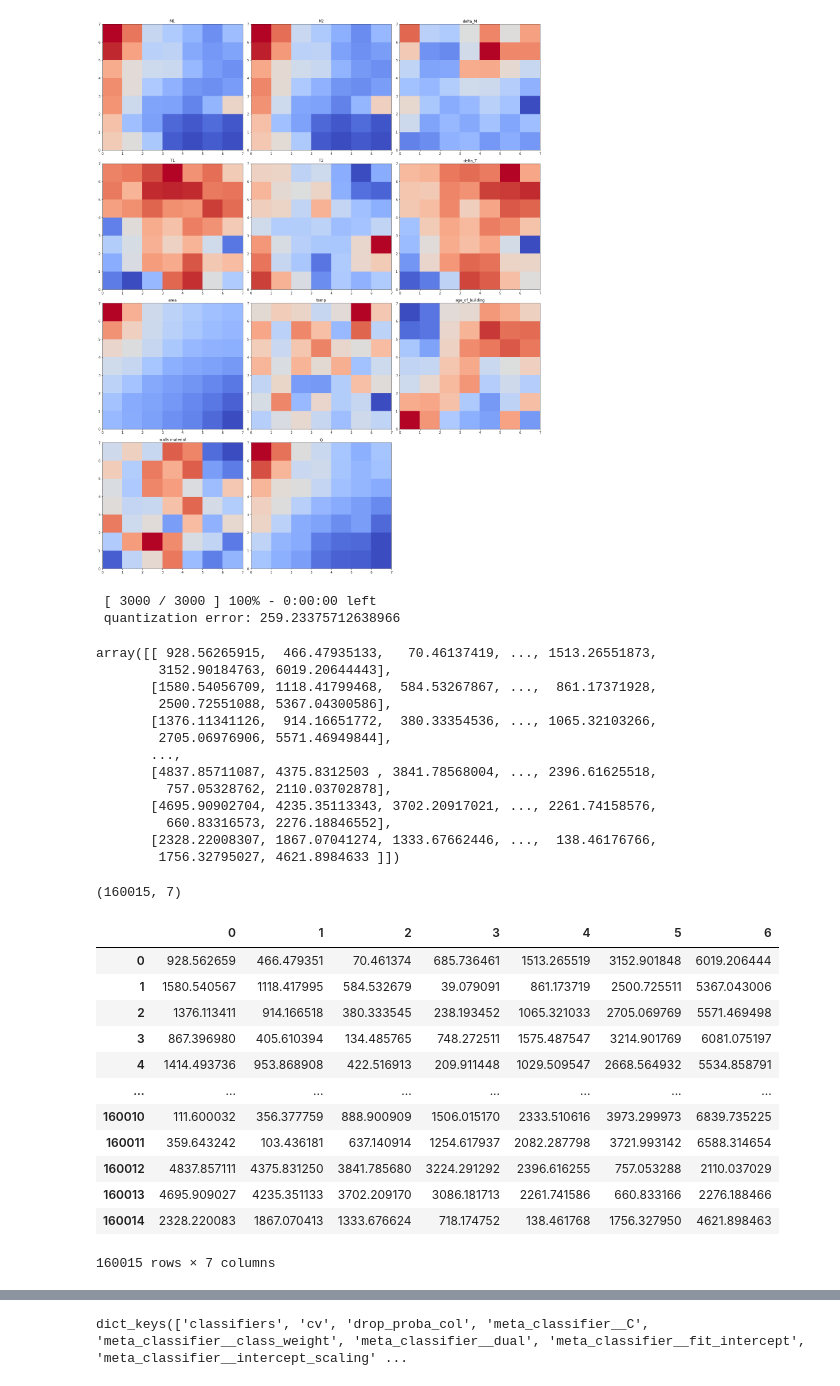
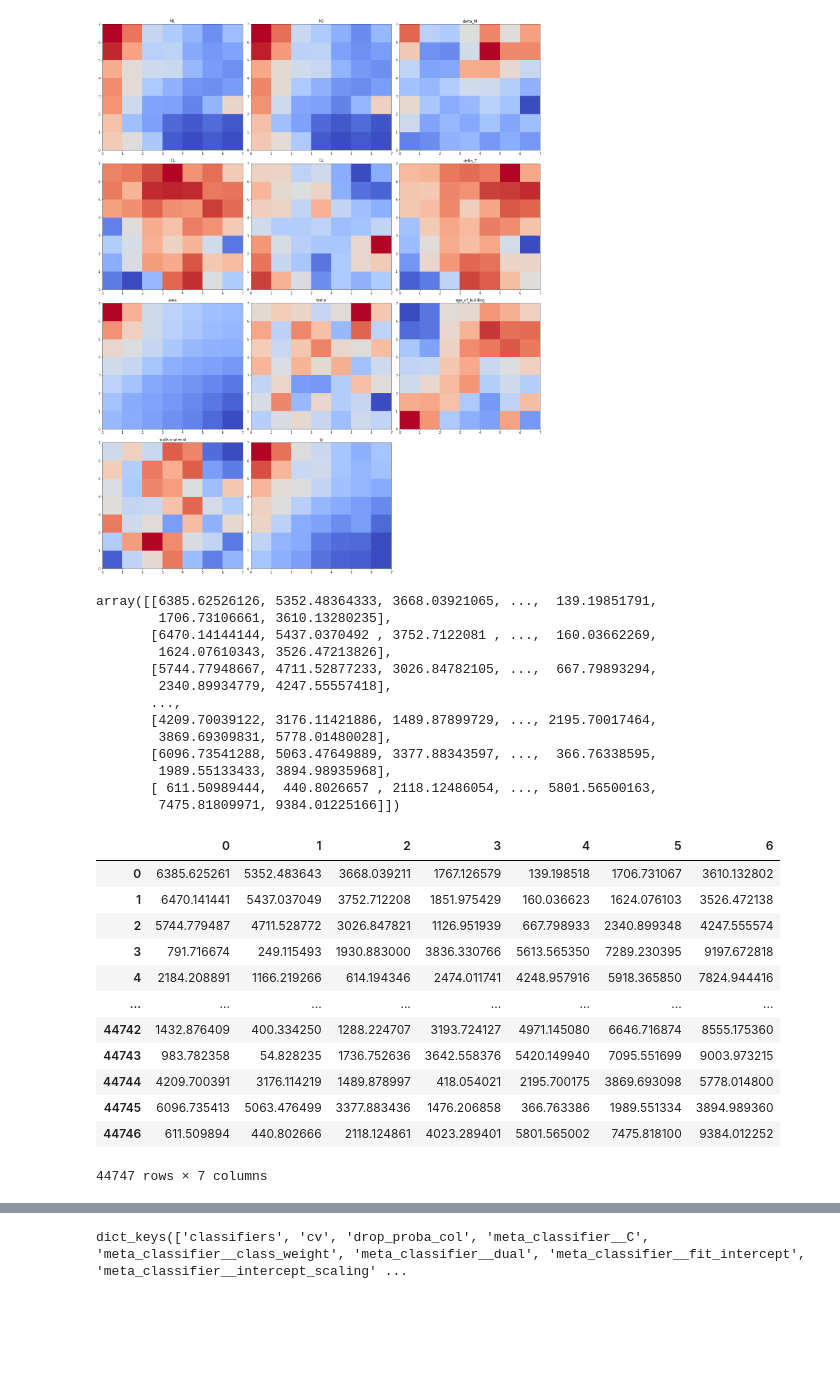
Before and after one commit to Hotomoderato/Dissertation-CodeRevision, a Jupyter notebook: Main.ipynb, the cells around one changed output, grey strips where cells are left out. Drawn from its saved outputs; the diff is of its cells as text; code cells hidden in the pictures; blank space fills up the shorter version.

```diff
--- a/Main.ipynb
+++ b/Main.ipynb
@@ -1005,6 +985,7 @@ PSOptimizer_Feature
 # %%
 from minisom import MiniSom
 feature_name = ['M1', 'M2', 'delta_M', 'T1', 'T2', 'delta_T', 'area',  'temp','age_of_building', 'walls material','Q']
+som_X = sample_X[['M1', 'M2', 'delta_M', 'T1', 'T2', 'delta_T', 'area',  'temp','age_of_building', 'walls material']].values
 som_data = data_Label[feature_name]
 df_data_som = pd.concat([sample_y, PSOptimizer_Feature], axis=1)
 arr_data_som = df_data_som.values
@@ -1034,56 +1015,41 @@ plt.show()
 # %% [output]
 findfont: Font family ['sans-serif'] not found. Falling back to DejaVu Sans.
 [figure]
-# %%
-som_X = data_Label[['M1', 'M2', 'delta_M', 'T1', 'T2', 'delta_T', 'area', 'temp', 'walls material']].values
-som = MiniSom(9, 1, len(som_X[0]),
-              neighborhood_function='gaussian', sigma=1.5,
-              random_seed=1)
-som.pca_weights_init(som_X)
-tmp=som.train_random(som_X, 3000, verbose=True)
-
-W = som.get_weights()
-# %% [output]
- [ 3000 / 3000 ] 100% - 0:00:00 left
- quantization error: 259.23375712638966
 # %%
-som = SOM(m=7, n=1, dim=9)
+som = SOM(m=7, n=1, dim=10)
 predictions = som.fit_transform(som_X)
 predictions
 # %% [output]
-array([[ 928.56265915,  466.47935133,   70.46137419, ..., 1513.26551873,
-        3152.90184763, 6019.20644443],
-       [1580.54056709, 1118.41799468,  584.53267867, ...,  861.17371928,
-        2500.72551088, 5367.04300586],
-       [1376.11341126,  914.16651772,  380.33354536, ..., 1065.32103266,
-        2705.06976906, 5571.46949844],
+array([[6385.62526126, 5352.48364333, 3668.03921065, ...,  139.19851791,
+        1706.73106661, 3610.13280235],
+       [6470.14144144, 5437.0370492 , 3752.7122081 , ...,  160.03662269,
+        1624.07610343, 3526.47213826],
+       [5744.77948667, 4711.52877233, 3026.84782105, ...,  667.79893294,
+        2340.89934779, 4247.55557418],
        ...,
-       [4837.85711087, 4375.8312503 , 3841.78568004, ..., 2396.61625518,
-         757.05328762, 2110.03702878],
-       [4695.90902704, 4235.35113343, 3702.20917021, ..., 2261.74158576,
-         660.83316573, 2276.18846552],
-       [2328.22008307, 1867.07041274, 1333.67662446, ...,  138.46176766,
-        1756.32795027, 4621.8984633 ]])
+       [4209.70039122, 3176.11421886, 1489.87899729, ..., 2195.70017464,
+        3869.69309831, 5778.01480028],
+       [6096.73541288, 5063.47649889, 3377.88343597, ...,  366.76338595,
+        1989.55133433, 3894.98935968],
+       [ 611.50989444,  440.8026657 , 2118.12486054, ..., 5801.56500163,
+        7475.81809971, 9384.01225166]])
-# %%
-predictions.shape
-# %% [output]
-(160015, 7)
 # %%
 som_data = pd.DataFrame(predictions)
 som_data.head()
 X_sample = som_data
+y_sample = sample_y
 X_sample
 # %% [output]
 |  | 0 | 1 | 2 | 3 | 4 | 5 | 6 |
-| 0 | 928.562659 | 466.479351 | 70.461374 | 685.736461 | 1513.265519 | 3152.901848 | 6019.206444 |
-| 1 | 1580.540567 | 1118.417995 | 584.532679 | 39.079091 | 861.173719 | 2500.725511 | 5367.043006 |
-| 2 | 1376.113411 | 914.166518 | 380.333545 | 238.193452 | 1065.321033 | 2705.069769 | 5571.469498 |
-| 3 | 867.396980 | 405.610394 | 134.485765 | 748.272511 | 1575.487547 | 3214.901769 | 6081.075197 |
-| 4 | 1414.493736 | 953.868908 | 422.516913 | 209.911448 | 1029.509547 | 2668.564932 | 5534.858791 |
+| 0 | 6385.625261 | 5352.483643 | 3668.039211 | 1767.126579 | 139.198518 | 1706.731067 | 3610.132802 |
+| 1 | 6470.141441 | 5437.037049 | 3752.712208 | 1851.975429 | 160.036623 | 1624.076103 | 3526.472138 |
+| 2 | 5744.779487 | 4711.528772 | 3026.847821 | 1126.951939 | 667.798933 | 2340.899348 | 4247.555574 |
+| 3 | 791.716674 | 249.115493 | 1930.883000 | 3836.330766 | 5613.565350 | 7289.230395 | 9197.672818 |
+| 4 | 2184.208891 | 1166.219266 | 614.194346 | 2474.011741 | 4248.957916 | 5918.365850 | 7824.944416 |
 | ... | ... | ... | ... | ... | ... | ... | ... |
-| 160010 | 111.600032 | 356.377759 | 888.900909 | 1506.015170 | 2333.510616 | 3973.299973 | 6839.735225 |
-| 160011 | 359.643242 | 103.436181 | 637.140914 | 1254.617937 | 2082.287798 | 3721.993142 | 6588.314654 |
-| 160012 | 4837.857111 | 4375.831250 | 3841.785680 | 3224.291292 | 2396.616255 | 757.053288 | 2110.037029 |
-| 160013 | 4695.909027 | 4235.351133 | 3702.209170 | 3086.181713 | 2261.741586 | 660.833166 | 2276.188466 |
-| 160014 | 2328.220083 | 1867.070413 | 1333.676624 | 718.174752 | 138.461768 | 1756.327950 | 4621.898463 |
+| 44742 | 1432.876409 | 400.334250 | 1288.224707 | 3193.724127 | 4971.145080 | 6646.716874 | 8555.175360 |
+| 44743 | 983.782358 | 54.828235 | 1736.752636 | 3642.558376 | 5420.149940 | 7095.551699 | 9003.973215 |
+| 44744 | 4209.700391 | 3176.114219 | 1489.878997 | 418.054021 | 2195.700175 | 3869.693098 | 5778.014800 |
+| 44745 | 6096.735413 | 5063.476499 | 3377.883436 | 1476.206858 | 366.763386 | 1989.551334 | 3894.989360 |
+| 44746 | 611.509894 | 440.802666 | 2118.124861 | 4023.289401 | 5801.565002 | 7475.818100 | 9384.012252 |
-160015 rows × 7 columns
+44747 rows × 7 columns
```
Also changed, not shown: parts of 49 cells of this notebook.
